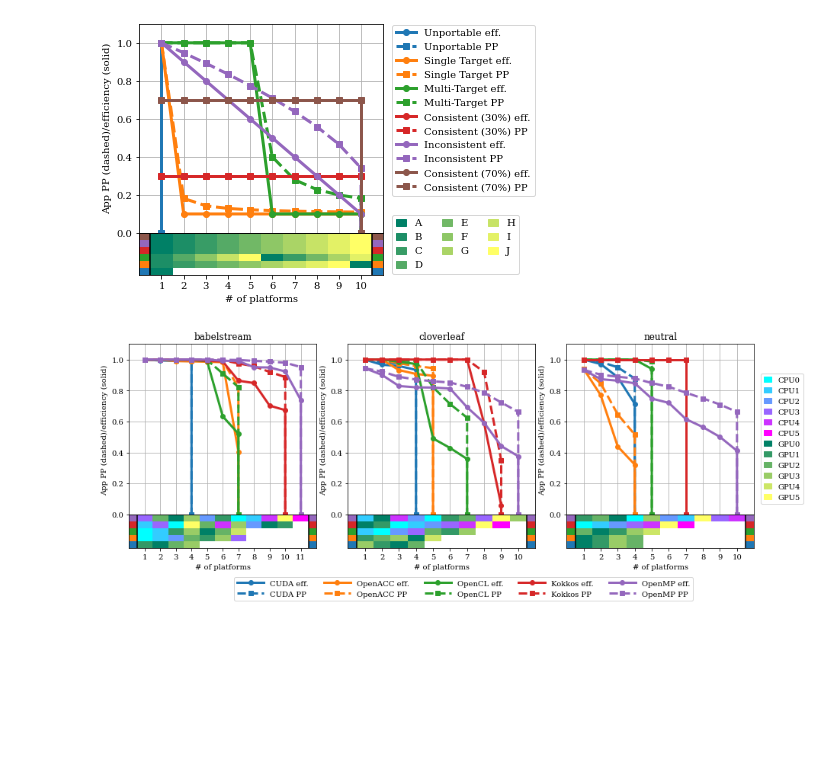
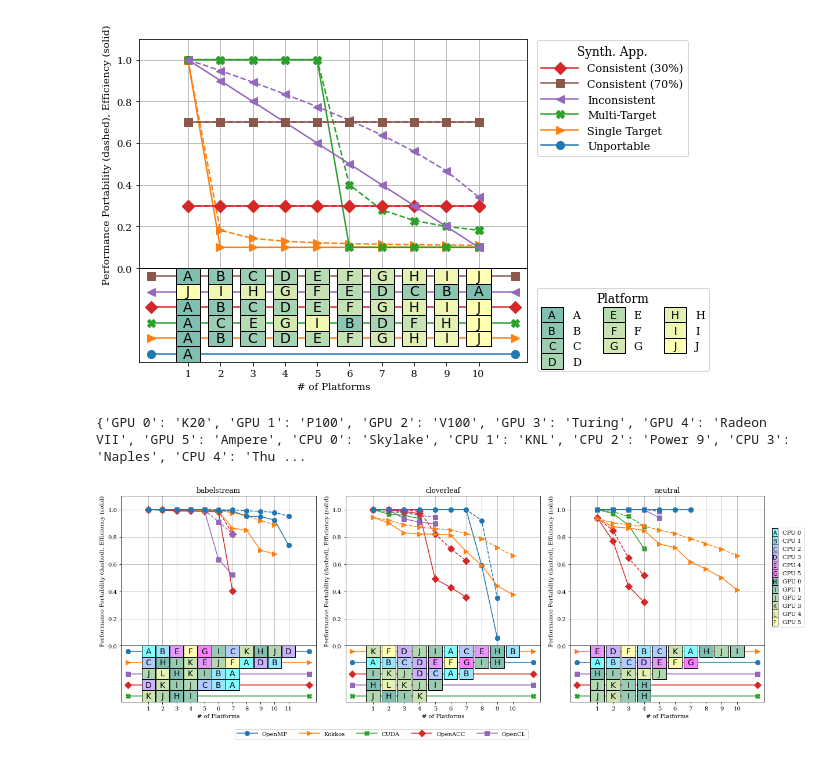
Before and after one commit to UoB-HPC/performance-portability, a Jupyter notebook: metrics/notebooks/Efficiency Cascades.ipynb, the cells around one changed output. Cells and saved outputs as stored; diff of their text form; code cells hidden in the pictures; blank space fills up the shorter version.

```diff
--- a/metrics/notebooks/Efficiency Cascades.ipynb
+++ b/metrics/notebooks/Efficiency Cascades.ipynb
@@ -20,32 +22,67 @@ import pp_vis
 qual_colormap = plt.get_cmap("tab10")
 plat_order=["OpenMP", "Kokkos", "CUDA", "OpenACC", "OpenCL"]
 csv_root="../data/"
+# %%
+class LegendHelper(matplotlib.legend_handler.HandlerBase):
+    def create_artists(self, legend, orig_handle,
+                       xdescent, ydescent, width, height, fontsize,
+                       trans):
+        a = []
+        names = None
+        if plat_names == None:
+            name = orig_handle.get_label()
+        else:
+            name = plat_names[orig_handle.get_label()]
+        tmp = plat_colors[name]
+        face = (tmp[0], tmp[1], tmp[2], 0.5)
+        rect = mpatches.Rectangle([xdescent, ydescent-height/2], width, height*2, facecolor=face, #plat_colors[orig_handle.get_label()],
+                                edgecolor='black', lw=1,
+                                transform=trans)
+        a.append(rect)
+        txt = matplotlib.text.Text(xdescent + width*0.5, ydescent+height*0.4,
+                                   plat_labels[name],
+                                   ha='center', va='center', c='black', fontsize=fontsize, fontfamily='sans-serif', zorder=4)
+        a.append(txt)
+        return a
 # %%
 effs_df = pp_vis.app_effs(os.path.join(csv_root, "synthetic.csv"), raw_effs=True)
 
-fig = plt.figure(figsize=(4, 4))
+app_order = ['Unportable',
+             'Single Target',
+             'Multi-Target',
+             'Consistent (30%)',
+             'Consistent (70%)',
+             'Inconsistent']
+
+app_markers = dict([(n, m) for n,m in zip(app_order, ['o','>', 'X', 'D', 's', '<'])])
+
+fig = plt.figure(figsize=(6, 5))
 plat_colors = {}
 plat_handles = []
 synth_plats=effs_df[effs_df.columns[0]]
+plat_labels= dict(zip(synth_plats, synth_plats))
+plat_names = None
 plat_cmap = plt.get_cmap("summer")
 for i, p in enumerate(synth_plats):
     plat_colors[p] = plat_cmap(float(i)/(len(synth_plats)-1))
     plat_handles.append(mpatches.Patch(color=plat_colors[p], label=p))
 
 handles = {}
 gs = fig.add_gridspec(1,1)
 index = [0, 0]
 
-pp_vis.plot_cascade(fig, gs, index, effs_df, handles, app_colors=None, plat_colors=plat_colors)
+pp_vis.plot_cascade(fig, gs, index, effs_df, handles, app_colors=None, plat_colors=plat_colors, plat_labels=plat_labels, app_markers=app_markers)
 
-handle_names, handle_lists = zip(*handles.items())
-fig.legend(handle_lists, handle_names, loc='upper left', bbox_to_anchor=(1.0,1.0),ncol=1, handlelength=2.0)
-fig.legend(handles=plat_handles, loc='lower left', bbox_to_anchor=(1.0,0.1), ncol=3, handlelength=1.0)
+#handle_names = sorted(list(handles.keys()), key=lambda x: app_order.index(" ".join(x.split()[:-1])))
+handle_names = sorted(list(handles.keys()))
+handle_lists = [handles[a] for a in handle_names]
+fig.legend(handle_lists, handle_names, loc='upper left' , bbox_to_anchor=(1.0,1.0),handlelength=3.4, ncol=1, fontsize=11, title_fontsize=12, title="Synth. App.")
+fig.legend(handles=plat_handles, loc='lower left', bbox_to_anchor=(1.0,0.05),handler_map={mpatches.Patch : LegendHelper()},handlelength=2.0, ncol=3,  fontsize=11, title_fontsize=12, title="Platform")
 plt.tight_layout(pad=0.4,w_pad=0.5, h_pad=1.0)
 
 plt.savefig(f"synthetic_cascade.png", dpi = 300 ,bbox_inches="tight")
 # %% [output]
-[figure, old version]
+[figure, new version]
 # %%
 gpu_handles = []
 cpu_handles = []
@@ -54,14 +91,28 @@ cpus=['Skylake', 'KNL', 'Power 9', "Naples", "ThunderX2", 'NEC Aurora']
 gpu_cmap = plt.get_cmap("summer")
 cpu_cmap = plt.get_cmap("cool")
 
+plat_names = {}
 for i, p in enumerate(gpus):
     plat_colors[p] = gpu_cmap(float(i)/(len(gpus)-1))
-    gpu_handles.append(mpatches.Patch(color=plat_colors[p], label=f"GPU{i}"))
+    gpu_handles.append(mpatches.Patch(color=plat_colors[p], label="GPU %d" % i))
+    plat_names["GPU %d" % i] = p
 for i, p in enumerate(cpus):
     plat_colors[p] = cpu_cmap(float(i)/(len(cpus)-1))
-    cpu_handles.append(mpatches.Patch(color=plat_colors[p], label=f"CPU{i}"))
+    cpu_handles.append(mpatches.Patch(color=plat_colors[p], label="CPU %d" % i))
+    plat_names["CPU %d" % i] = p
+print(plat_names)
+# %% [output]
+{'GPU 0': 'K20', 'GPU 1': 'P100', 'GPU 2': 'V100', 'GPU 3': 'Turing', 'GPU 4': 'Radeon VII', 'GPU 5': 'Ampere', 'CPU 0': 'Skylake', 'CPU 1': 'KNL', 'CPU 2': 'Power 9', 'CPU 3': 'Naples', 'CPU 4': 'Thu ...
 # %%
-fig = plt.figure(figsize=(12, 5))
+fig = plt.figure(figsize=(16, 6.5))
+app_order = ["OpenMP", "Kokkos", "CUDA", "OpenACC", "OpenCL"]
+app_markers = dict([(n, m) for n,m in zip(app_order, ['o','>', 'X', 'D', 's', '<'])])
+
+# Ensure applications use the same color across all three plots
+qual_colormap = plt.get_cmap("tab10")
+app_colors = {}
+for i, name in enumerate(app_order):
+  app_colors[name] = qual_colormap(i)
 
 handles = {}
 gs = fig.add_gridspec(1,3)
@@ -76,16 +127,19 @@ for i, appfile in enumerate(["babelstream.csv", "cloverleaf.csv", "neutral.csv"]
     appname=None
     effs_df = pp_vis.app_effs(os.path.join(csv_root, appfile), raw_effs=False, throughput=throughput)
     plats = effs_df[effs_df.columns[0]]
+    plat_labels=dict(zip(plats, string.ascii_uppercase))
 
     appname = os.path.splitext(os.path.basename(appfile))[0]
-    ax=pp_vis.plot_cascade(fig, gs, index, effs_df, handles, app_colors=None, plat_colors=plat_colors)
+    ax=pp_vis.plot_cascade(fig, gs, index, effs_df, handles, app_colors=app_colors, plat_colors=plat_colors, plat_labels=plat_labels, app_markers=app_markers)
     ax.set_title(appname)
-handle_names, handle_lists = zip(*handles.items())
+#handle_names, handle_lists = zip(*handles.items())
+handle_names = app_order
+handle_lists = [handles[a] for a in handle_names]
 fig.legend(handle_lists, handle_names, loc='upper left', bbox_to_anchor=(0.20,0.11),handlelength=3.5, ncol=5)
-fig.legend(handles=cpu_handles+gpu_handles, loc='upper left', bbox_to_anchor=(1.0,0.85),handlelength=1.0)
+fig.legend(handles=cpu_handles+gpu_handles, loc='upper left', bbox_to_anchor=(1.0,0.85), handler_map={mpatches.Patch : LegendHelper()}, handlelength=1.0)
 
-plt.tight_layout(pad=0.4,w_pad=0.5, h_pad=1.0)
+plt.tight_layout(pad=0.4,w_pad=1.5, h_pad=1.0)
 plt.subplots_adjust(bottom=0.2)
 plt.savefig(f"app_platforms_cascade.png", dpi=300, bbox_inches="tight")
 # %% [output]
-[figure, old version]
+[figure, new version]
```
Also changed, not shown: parts of 2 cells of this notebook, 2 other files.
